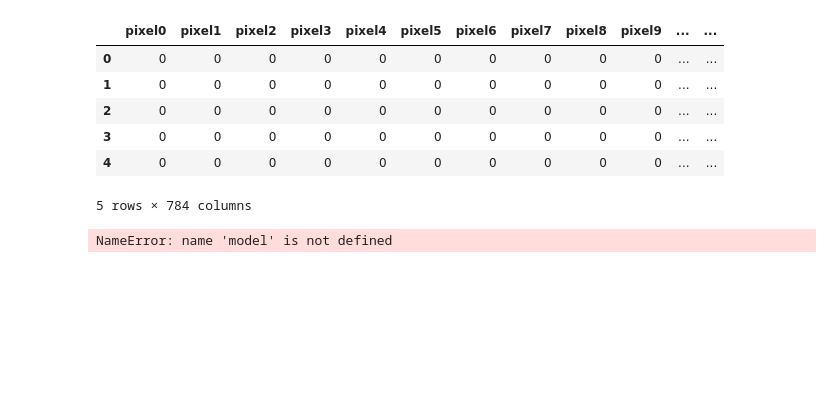
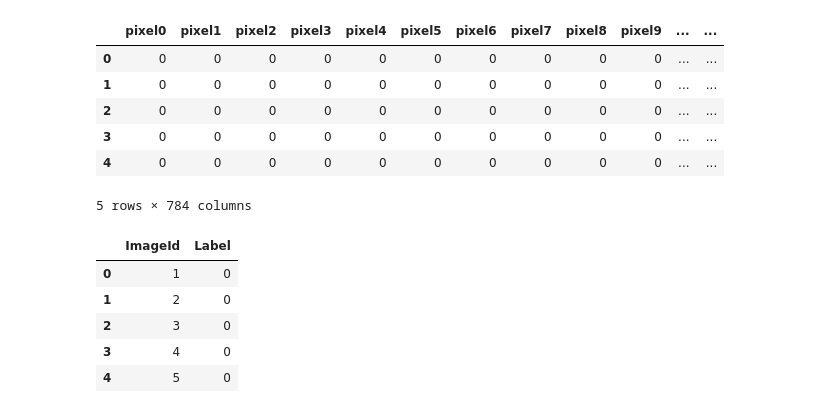
Before and after one commit to Brotiger/ml-mnist-destributed_cnn, a Jupyter notebook: mnist-pytorch-cnn.ipynb, the cells around one changed output. Cells and saved outputs as stored; diff of their text form; code cells hidden in the pictures; blank space fills up the shorter version.

```diff
--- a/mnist-pytorch-cnn.ipynb
+++ b/mnist-pytorch-cnn.ipynb
@@ -55,6 +89,11 @@ from transforms import data_tfs
 test_dataset = TestDataset(test_data.to_numpy().astype(np.float32), transform=data_tfs)
 test_loader = torch.utils.data.DataLoader(test_dataset, batch_size=64, shuffle=False, pin_memory=True)
 # %%
+from net import MnistNet
+
+model = MnistNet()
+model.load_state_dict(torch.load(model_state_path))
+
 result = []
 
 model.eval()
@@ -63,11 +102,16 @@ for x_batch in test_loader:
         outp = model(x_batch)
         preds = outp.argmax(1)
         result += preds.tolist()
-# %% [output]
-NameError: name 'model' is not defined
 # %%
-submission = pd.read_csv(f"{input_dir}/sample_submission.csv")
+submission = pd.read_csv(sample_submission_path)
 submission.head()
+# %% [output]
+|  | ImageId | Label |
+| 0 | 1 | 0 |
+| 1 | 2 | 0 |
+| 2 | 3 | 0 |
+| 3 | 4 | 0 |
+| 4 | 5 | 0 |
 # %%
 submission['Label'] = result
 submission
```
Also changed, not shown: parts of 10 cells of this notebook, 2 other files.
